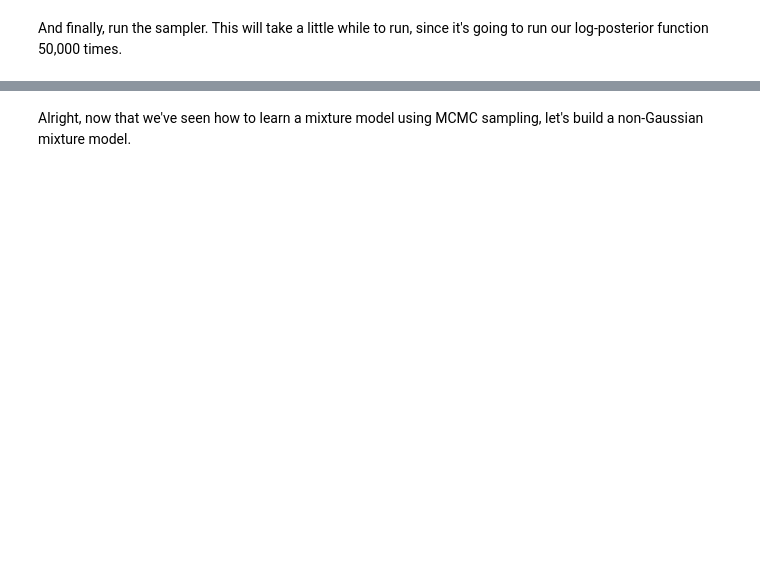
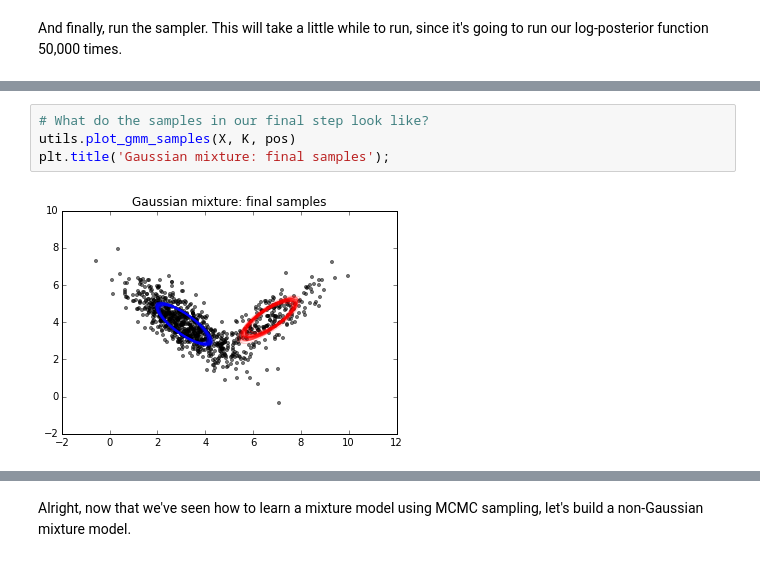
Before and after one commit to dstndstn/Unsupervised, a Jupyter notebook: fgbg.ipynb, the cells around one changed output, grey strips where cells are left out. Drawn from its saved outputs; the diff is of its cells as text; blank space fills up the shorter version.

```diff
--- a/fgbg.ipynb
+++ b/fgbg.ipynb
@@ -165,0 +125,6 @@ triangle.corner(sampler.flatchain[:nsteps*nw/2,:], labels=['log a2','x1','y1','x
+# %%
+# What do the samples in our final step look like?
+utils.plot_gmm_samples(X, K, pos)
+plt.title('Gaussian mixture: final samples');
+# %% [output]
+[figure, added]
```
Also changed, not shown: parts of 20 cells of this notebook, 1 other file.
